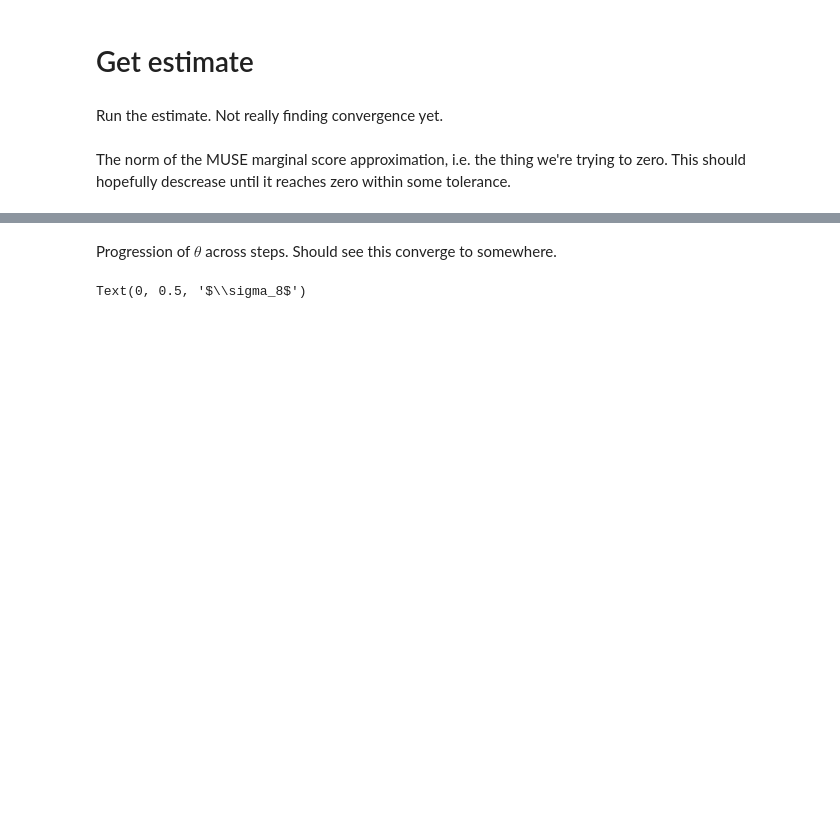
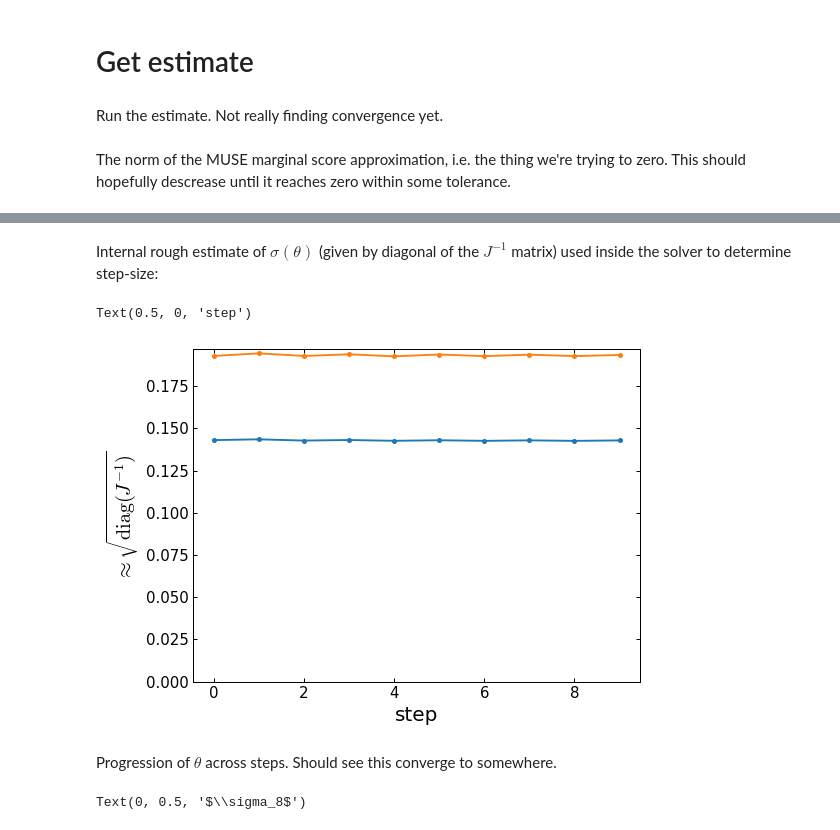
Before and after one commit to marius311/muse-wl, a Jupyter notebook: TestMuse.ipynb, the cells around one changed output, grey strips where cells are left out. Cells and saved outputs as stored; diff of their text form; code cells hidden in the pictures; blank space fills up the shorter version.

```diff
--- a/TestMuse.ipynb
+++ b/TestMuse.ipynb
@@ -238,3 +243,13 @@ ylim(0)
+# %% [markdown]
+Internal rough estimate of $\sigma(\theta)$ (given by diagonal of the $J^{-1}$ matrix) used inside the solver to determine step-size:
+# %%
+plot([np.sqrt(-np.diag(h["H̃_inv_like_sims"])) for h in result.history],".-")
+ylim(0)
+ylabel(r"$\approx \sqrt{{\rm diag}(J^{-1})}$")
+xlabel("step")
+# %% [output]
+Text(0.5, 0, 'step')
+[figure, added]
 # %% [markdown]
 Progression of $\theta$ across steps. Should see this converge to somewhere.
 # %%
```
Also changed, not shown: parts of 22 cells of this notebook, 2 other files.
